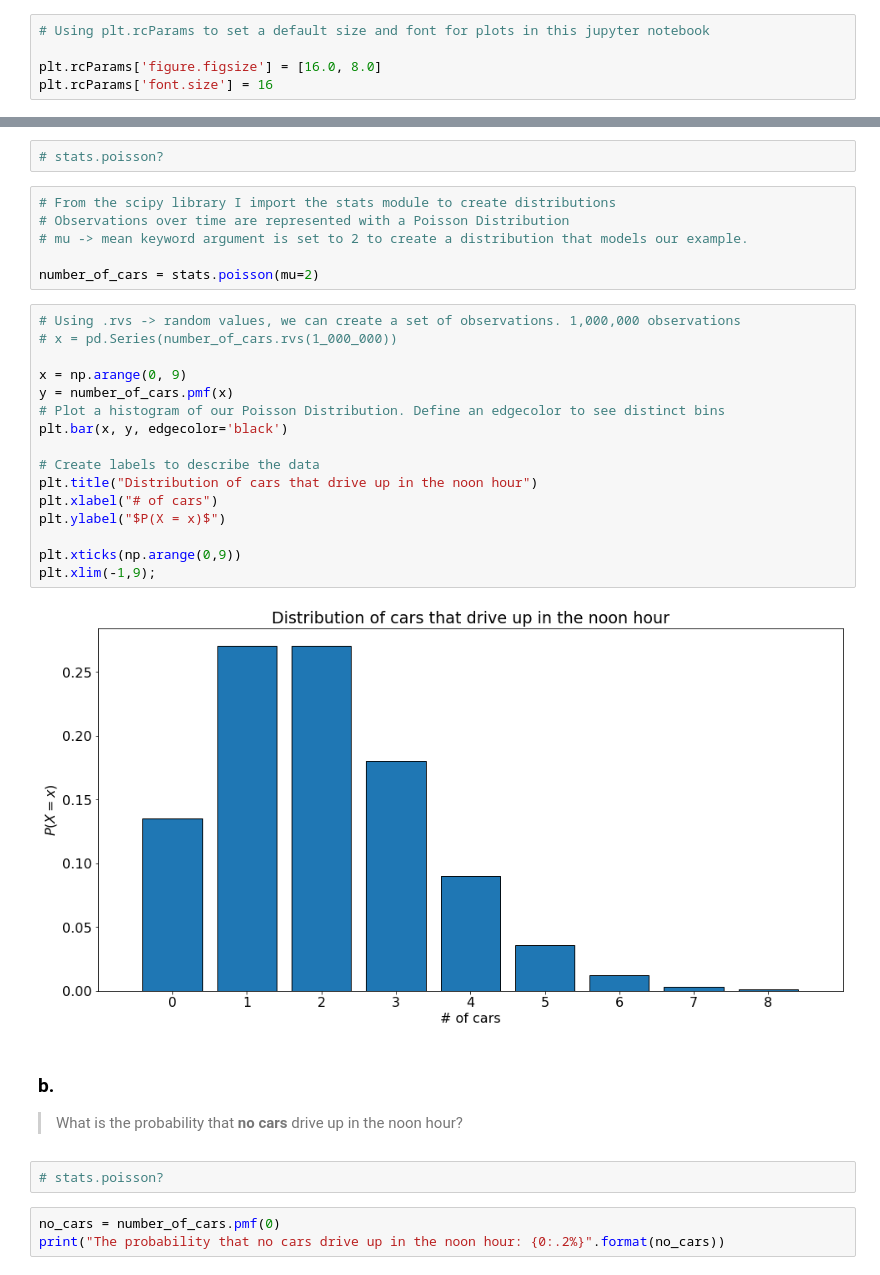
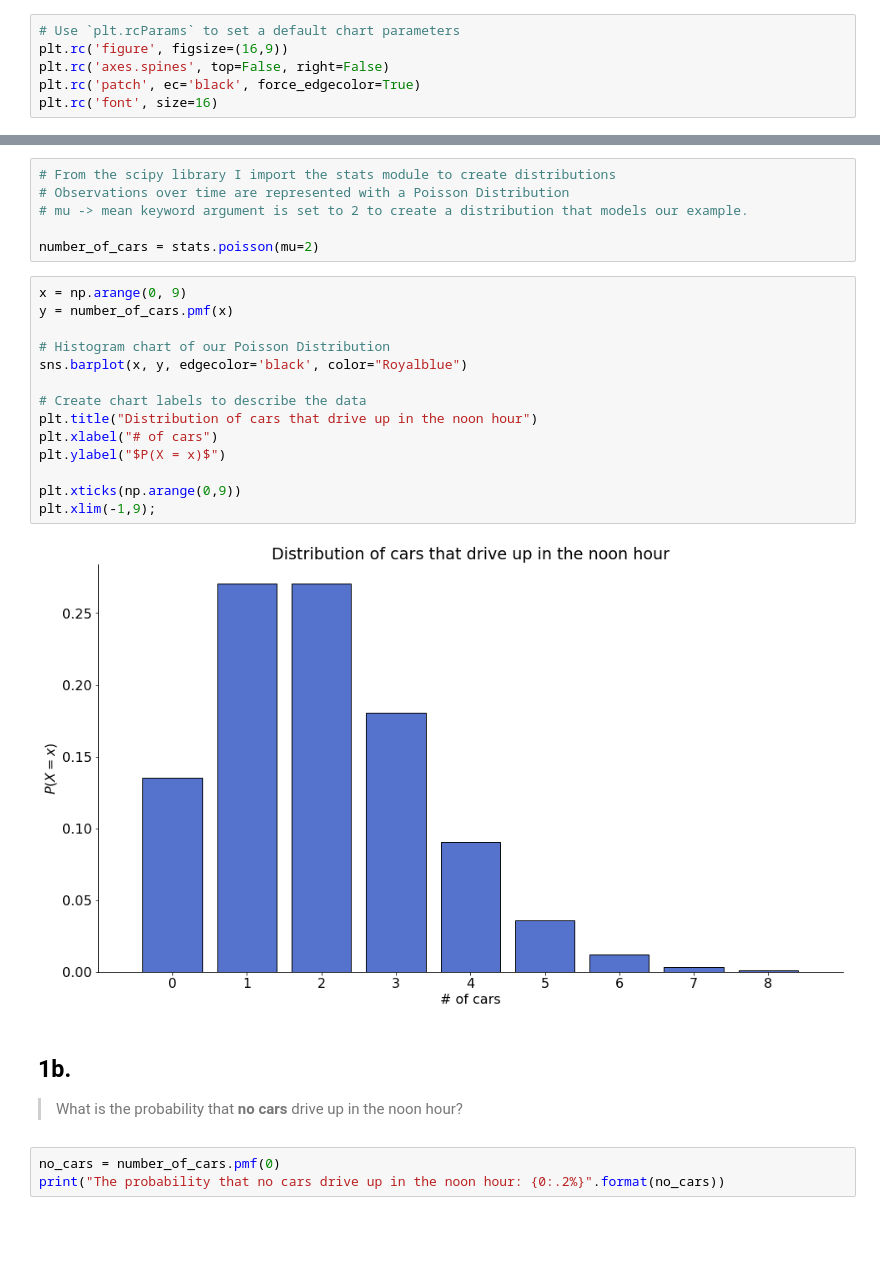
Before and after one commit to Promeos/statistics-exercises, a Jupyter notebook: probability_distributions.ipynb, the cells around one changed output, grey strips where cells are left out. Cells and saved outputs as stored; diff of their text form; blank space fills up the shorter version.

```diff
--- a/probability_distributions.ipynb
+++ b/probability_distributions.ipynb
@@ -5,9 +6,10 @@ import matplotlib.pyplot as plt
 from scipy import stats
 import env
 # %%
-# Using plt.rcParams to set a default size and font for plots in this jupyter notebook
-
-plt.rcParams['figure.figsize'] = [16.0, 8.0]
-plt.rcParams['font.size'] = 16
+# Use `plt.rcParams` to set a default chart parameters
+plt.rc('figure', figsize=(16,9))
+plt.rc('axes.spines', top=False, right=False)
+plt.rc('patch', ec='black', force_edgecolor=True)
+plt.rc('font', size=16)
 # %% [markdown]
 # 1.
@@ -17,5 +22,3 @@ plt.rcParams['font.size'] = 16
-# %%
-# stats.poisson?
 # %%
 # From the scipy library I import the stats module to create distributions
 # Observations over time are represented with a Poisson Distribution
@@ -23,28 +26,24 @@ plt.rcParams['font.size'] = 16
 
 number_of_cars = stats.poisson(mu=2)
 # %%
-# Using .rvs -> random values, we can create a set of observations. 1,000,000 observations
-# x = pd.Series(number_of_cars.rvs(1_000_000))
-
 x = np.arange(0, 9)
 y = number_of_cars.pmf(x)
-# Plot a histogram of our Poisson Distribution. Define an edgecolor to see distinct bins
-plt.bar(x, y, edgecolor='black')
 
-# Create labels to describe the data
+# Histogram chart of our Poisson Distribution
+sns.barplot(x, y, edgecolor='black', color="Royalblue")
+
+# Create chart labels to describe the data
 plt.title("Distribution of cars that drive up in the noon hour")
 plt.xlabel("# of cars")
 plt.ylabel("$P(X = x)$")
 
 plt.xticks(np.arange(0,9))
 plt.xlim(-1,9);
 # %% [output]
-[figure, old version]
+[figure, new version]
 # %% [markdown]
-### b.
+## 1b.
 >What is the probability that __no cars__ drive up in the noon hour?
-# %%
-# stats.poisson?
 # %%
 no_cars = number_of_cars.pmf(0)
 print("The probability that no cars drive up in the noon hour: {0:.2%}".format(no_cars))
```
Also changed, not shown: parts of 7 cells of this notebook, 1 other file.
